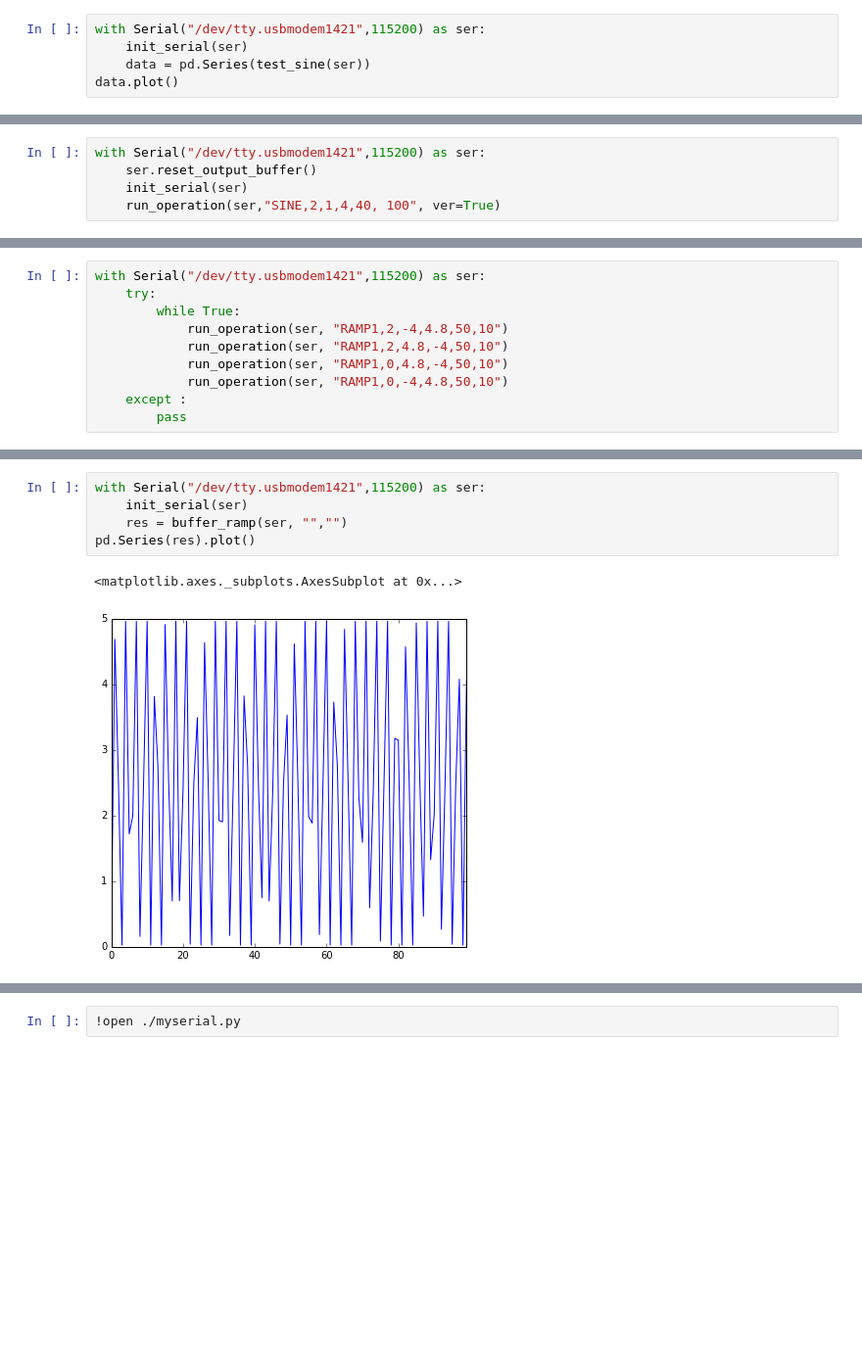
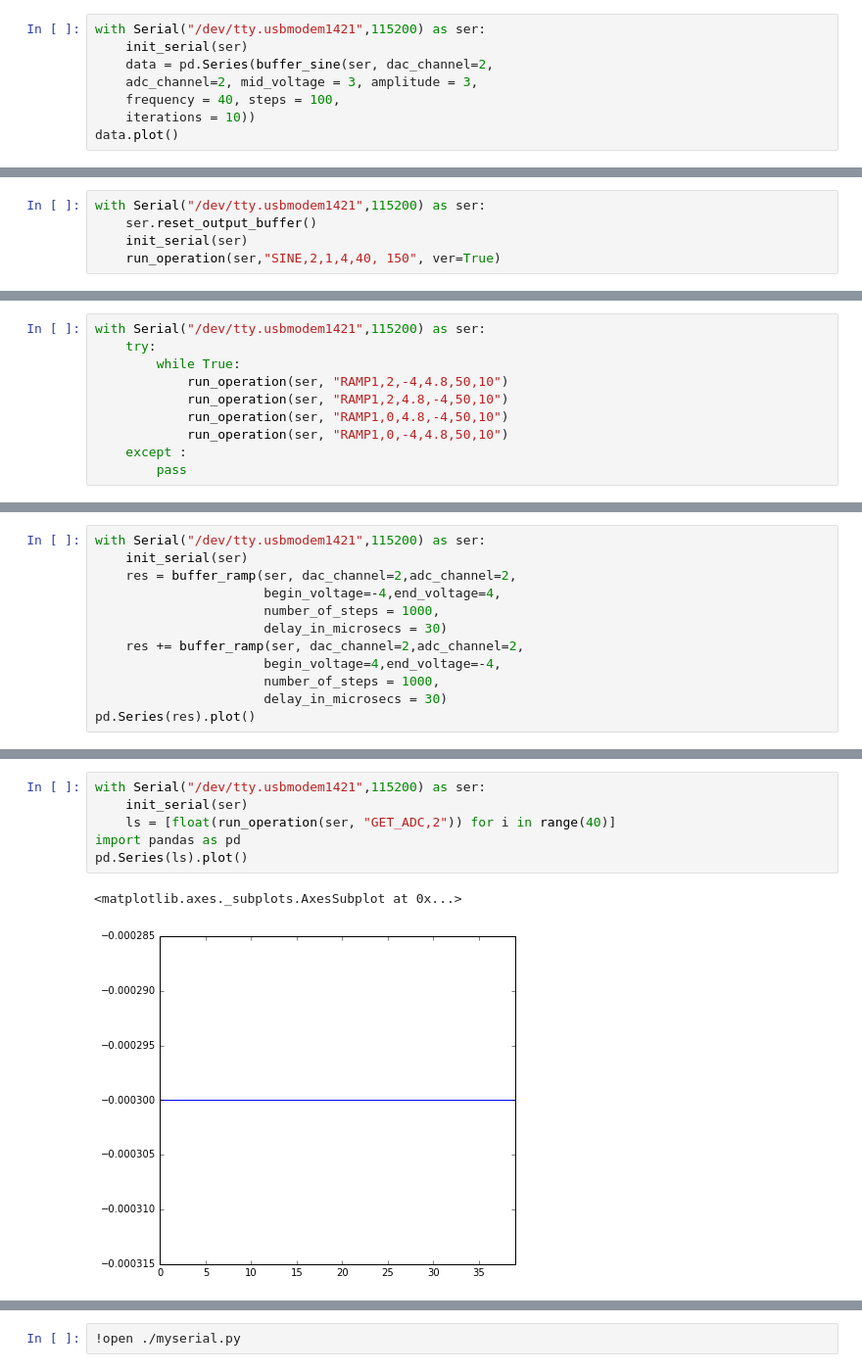
Before and after one commit to tomirendo/lab_repo, a Jupyter notebook: Serial Communication.ipynb, the cells around one changed output, grey strips where cells are left out. Shown at 98% size. Saved outputs shown, nothing was run; the diff lists cells and outputs as text; blank space fills up the shorter version.

Commit message:
sine buffer imp; Reads slow..

```diff
--- a/Serial Communication.ipynb
+++ b/Serial Communication.ipynb
@@ -18,7 +18,10 @@ OP *RDY? returned 2.9980
 # %%
 with Serial("/dev/tty.usbmodem1421",115200) as ser:
     init_serial(ser)
-    data = pd.Series(test_sine(ser))
+    data = pd.Series(buffer_sine(ser, dac_channel=2,
+    adc_channel=2, mid_voltage = 3, amplitude = 3,
+    frequency = 40, steps = 100,
+    iterations = 10))
 data.plot()
 # %% [output]
 <matplotlib.axes._subplots.AxesSubplot at 0x...>
@@ -27,5 +30,5 @@ data.plot()
 with Serial("/dev/tty.usbmodem1421",115200) as ser:
     ser.reset_output_buffer()
     init_serial(ser)
-    run_operation(ser,"SINE,2,1,4,40, 100", ver=True)
+    run_operation(ser,"SINE,2,1,4,40, 150", ver=True)
 # %% [output]
@@ -61,0 +59,12 @@ print("ready")
+# %%
+with Serial("/dev/tty.usbmodem1421",115200) as ser:
+    init_serial(ser)
+    res = buffer_ramp(ser, dac_channel=2,adc_channel=2,
+                      begin_voltage=-4,end_voltage=4,
+                      number_of_steps = 1000,
+                      delay_in_microsecs = 30)
+    res += buffer_ramp(ser, dac_channel=2,adc_channel=2,
+                      begin_voltage=4,end_voltage=-4,
+                      number_of_steps = 1000,
+                      delay_in_microsecs = 30)
+pd.Series(res).plot()
@@ -62,8 +74,9 @@ print("ready")
 # %%
 with Serial("/dev/tty.usbmodem1421",115200) as ser:
     init_serial(ser)
-    res = buffer_ramp(ser, "","")
-pd.Series(res).plot()
+    ls = [float(run_operation(ser, "GET_ADC,2")) for i in range(40)]
+import pandas as pd
+pd.Series(ls).plot()
 # %% [output]
 <matplotlib.axes._subplots.AxesSubplot at 0x...>
-[figure, old version]
+[figure, new version]
```
Also changed, not shown: parts of 8 cells of this notebook, 2 other files.
